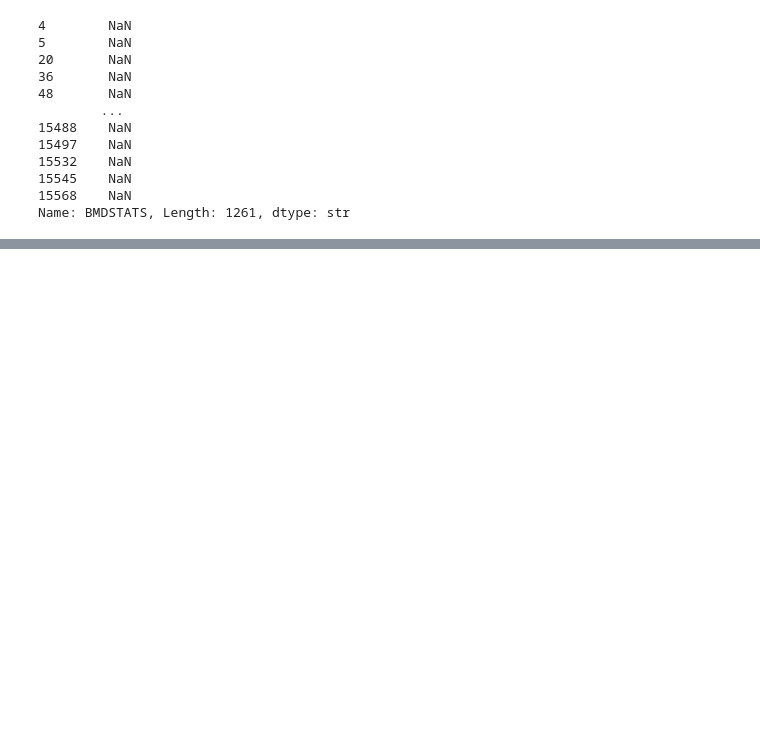
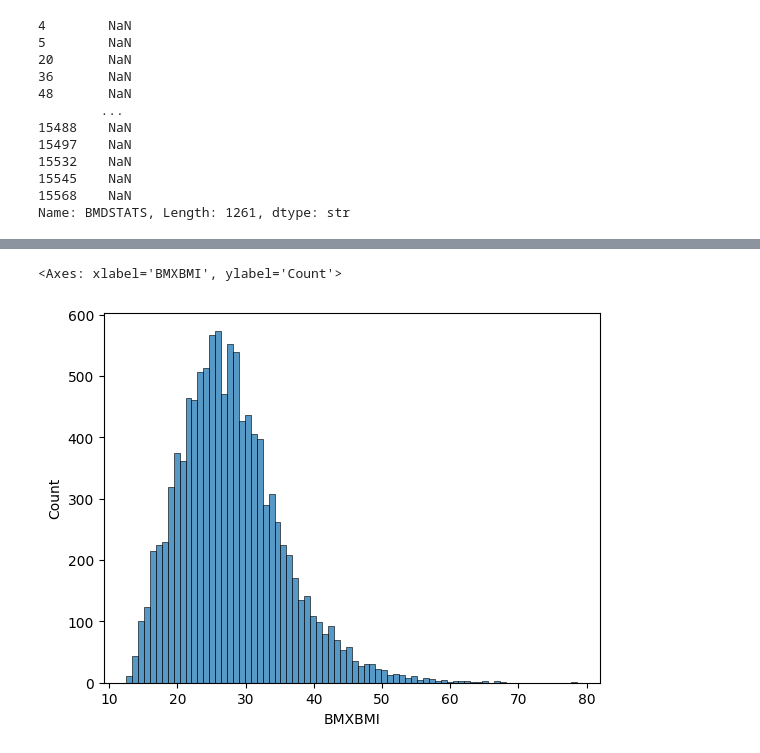
Before and after one commit to Happy2018new/sport-big-data-analysis, a Jupyter notebook: Week 1/Material/book.ipynb, the cells around one changed output, grey strips where cells are left out. Cells and saved outputs as stored; diff of their text form; code cells hidden in the pictures; blank space fills up the shorter version.

```diff
--- a/Week 1/Material/book.ipynb
+++ b/Week 1/Material/book.ipynb
@@ -228,0 +315,5 @@ nhane.describe().T
+# %%
+nhane.sort_values('SEQN')
+nhane.set_index('interview_date', inplace=True)
+nhane.sort_index(inplace=True)
+nhane
@@ -228,0 +335,3 @@ nhane.describe().T
+# %%
+nhane.drop(columns = ['Unnamed: 0'], inplace=True)
+nhane
@@ -228,0 +353,10 @@ nhane.describe().T
+# %%
+cols = list(
+    set(nhane.columns).difference(
+        set(
+            ["interview_date", "Day", "Month", "Year", "Dayname", "Day_week", "daydiff"]
+        )
+    )
+)
+print(cols)
+nhane[nhane.duplicated(subset=cols)].head()
@@ -228,0 +373,5 @@ nhane.describe().T
+# %%
+nhane.drop_duplicates(subset=cols,inplace=True)
+nhane
+
+nhane[['BMXBMI',"BMXLEG",'BMXWAIST','BMXHT']].describe().T
@@ -228,0 +384,8 @@ nhane.describe().T
+# %%
+tmp4 = nhane[['BMXBMI',"BMXLEG",'BMXWAIST','BMXHT']].copy()
+# tmp4.loc[tmp4['BMXBMI']==tmp4['BMXBMI'].max()]
+tmp4.dropna(inplace=True)
+sns.histplot(tmp4,x='BMXBMI')
+# %% [output]
+<Axes: xlabel='BMXBMI', ylabel='Count'>
+[figure, added]
```
Also changed, not shown: parts of 14 cells of this notebook, 7 other files.
